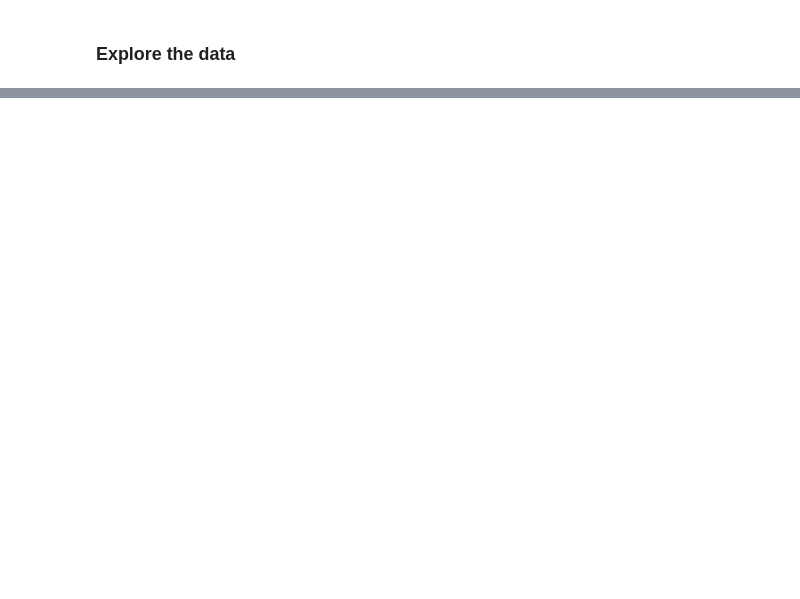
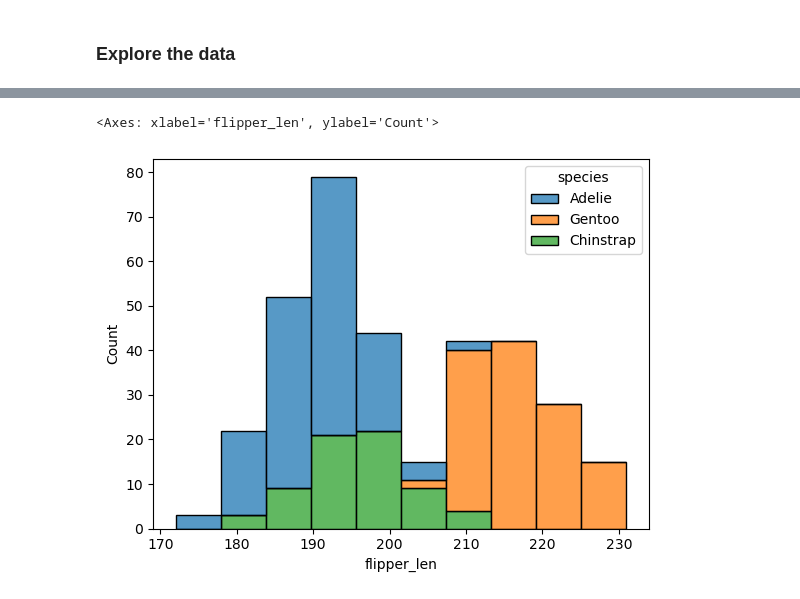
Before and after one commit to bing-codes/Graduate-Crash-Course, a Jupyter notebook: Day 4 Materials/answers_dayFour_python4Research.ipynb, the cells around one changed output, grey strips where cells are left out. Drawn from its saved outputs; the diff is of its cells as text; code cells hidden in the pictures; blank space fills up the shorter version.

```diff
--- a/Day 4 Materials/answers_dayFour_python4Research.ipynb
+++ b/Day 4 Materials/answers_dayFour_python4Research.ipynb
@@ -114,4 +51,0 @@ First, we'll drop the columns that don't have any information in them.
-# %%
-df = df.drop(['doi', 'collection',
-                'placeOfPublication'], axis=1)
-df.head(10)
@@ -130,5 +51,0 @@ df.head(10)
-# %%
-df['creator'] = df['creator'].str.casefold()
-df['title'] = df['title'].str.casefold()
-df['keyphrase'] = df['keyphrase'].str.casefold()
-df.head(10)
@@ -475,3 +51,0 @@ Use the 'text' column to perform the analysis in the same way we did with our 't
-# %%
-df = pd.read_csv("fullText.csv")
-df.head()
@@ -528,0 +137,6 @@ topic
+# %%
+# that histogram from before:
+sns.histplot(data=df, x="flipper_len", hue="species", multiple="stack")
+# %% [output]
+<Axes: xlabel='flipper_len', ylabel='Count'>
+[figure, added]
```
Also changed, not shown: parts of 117 cells of this notebook.
